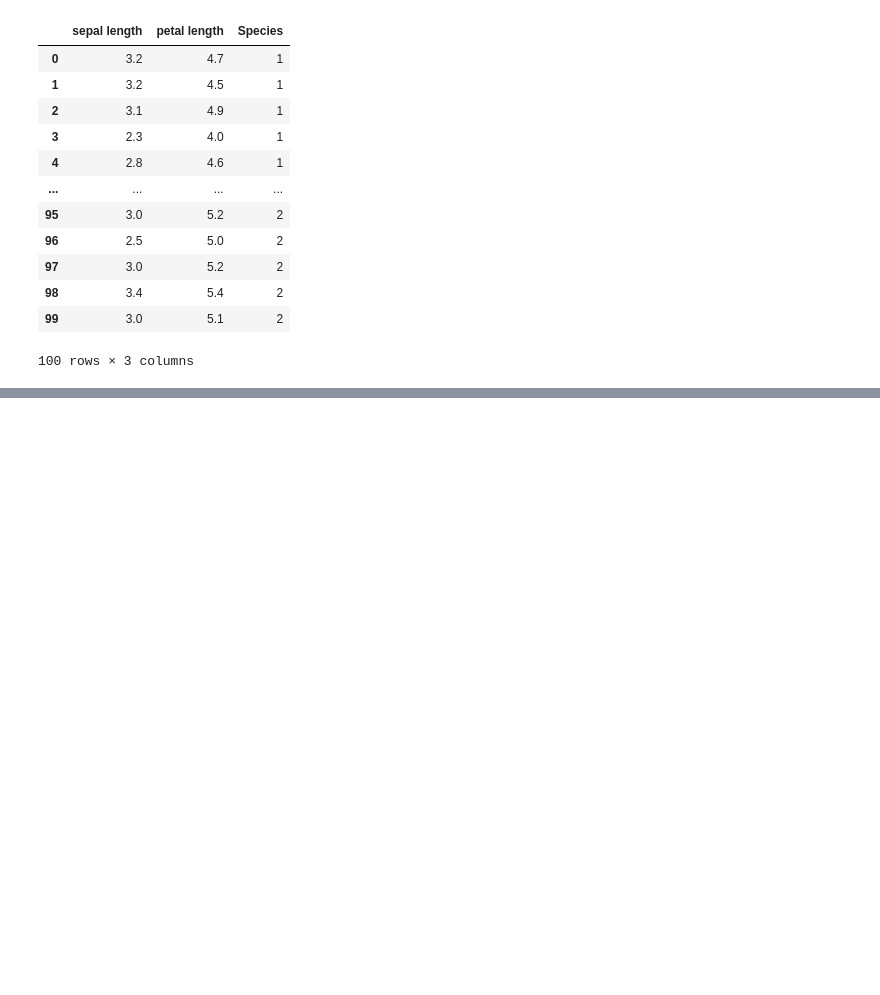
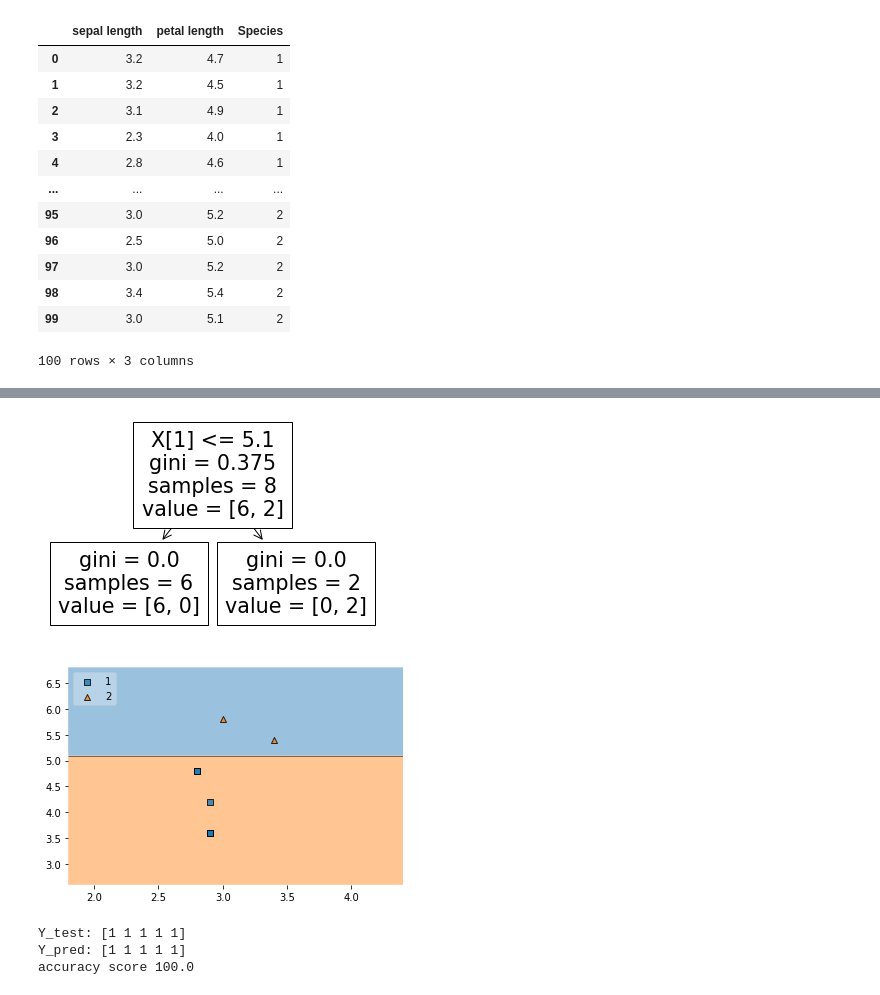
Before and after one commit to dhanushka365/Ensemble_Learner, a Jupyter notebook: Simple_Ensemble_Learner.ipynb, the cells around one changed output, grey strips where cells are left out. Saved outputs shown, nothing was run; the diff lists cells and outputs as text; code cells hidden in the pictures; blank space fills up the shorter version.

```diff
--- a/Simple_Ensemble_Learner.ipynb
+++ b/Simple_Ensemble_Learner.ipynb
@@ -43,3 +69,8 @@ df
 | 98 | 3.4 | 5.4 | 2 |
 | 99 | 3.0 | 5.1 | 2 |
 100 rows × 3 columns
+# %%
+#now will shuffe our data set
+
+df = df.sample(df.shape[0])
+df
@@ -45,0 +91,40 @@ df
+# %%
+# 100 total data are there
+# create data sets
+df_train = df.iloc[:60, :].sample(10)
+#df_train
+df_test = df.iloc[61:,:].sample(10)
+#df_test
+# %%
+df_tt = df_test.sample(5, replace =True)
+X_test = df_tt.iloc[:,:-1].values
+Y_test = df_tt.iloc[:,-1].values
+# %%
+#models --> Random Samples !
+
+def evaluate(model, X,Y):
+  model.fit(X,Y)
+  plot_tree(model)
+
+  plt.show()
+  plot_decision_regions(X,Y ,model, legend=2)
+  plt.show()
+
+  Y_pred = model.predict(X_test)
+  print("Y_test:" , Y_test)
+  print("Y_pred:", Y_pred)
+
+  print("accuracy score",accuracy_score(Y_test ,Y_pred)*100)
+# %%
+#First desicion Tree
+df_t = df_train.sample(8 , replace = True)
+X_train = df_t.iloc[:, :-1].values
+Y_train = df_t.iloc[:, -1].values
+dt1 = DecisionTreeClassifier()
+bag1 = evaluate(dt1 ,X_train ,Y_train)
+# %% [output]
+[figure, added]
+[figure, added]
+Y_test: [1 1 1 1 1]
+Y_pred: [1 1 1 1 1]
+accuracy score 100.0
```
Also changed, not shown: parts of 6 cells of this notebook.
